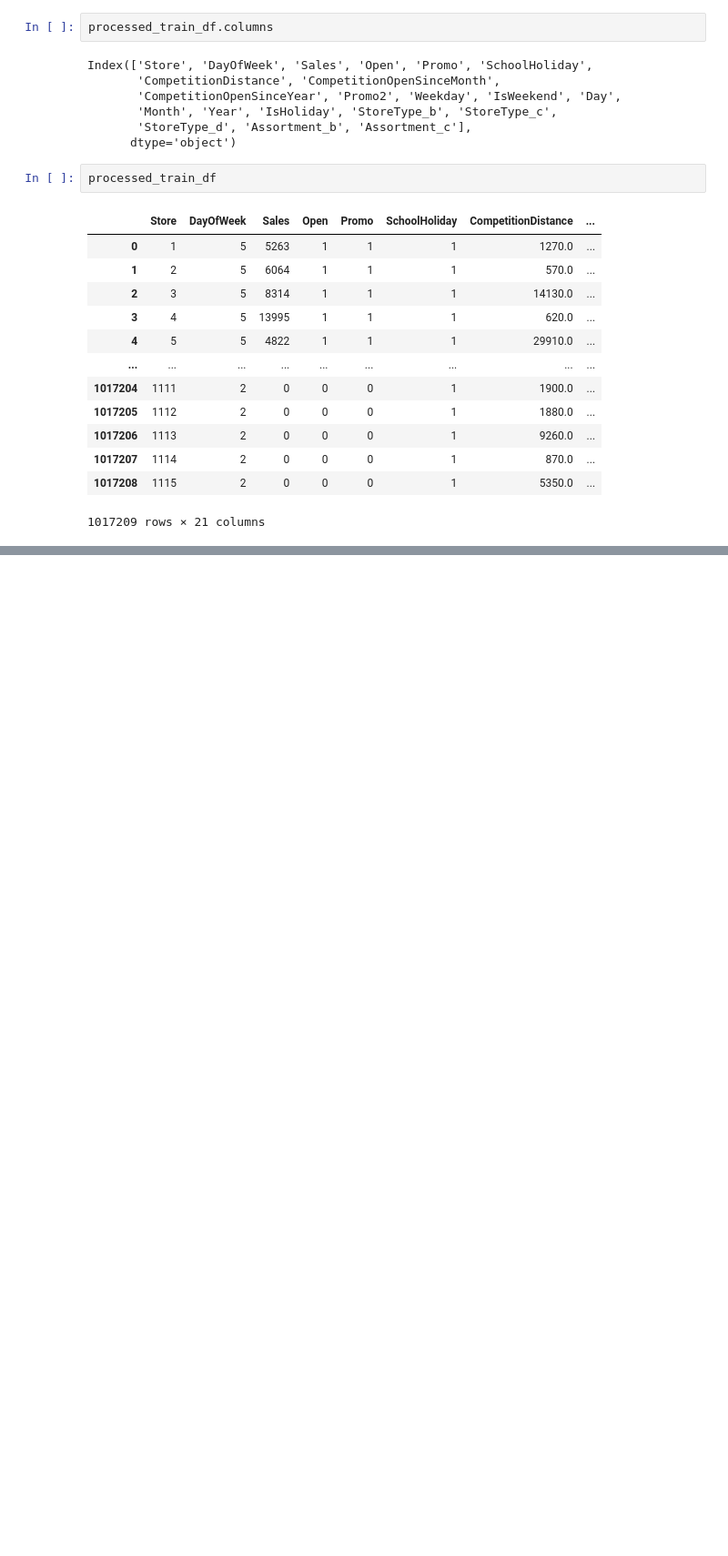
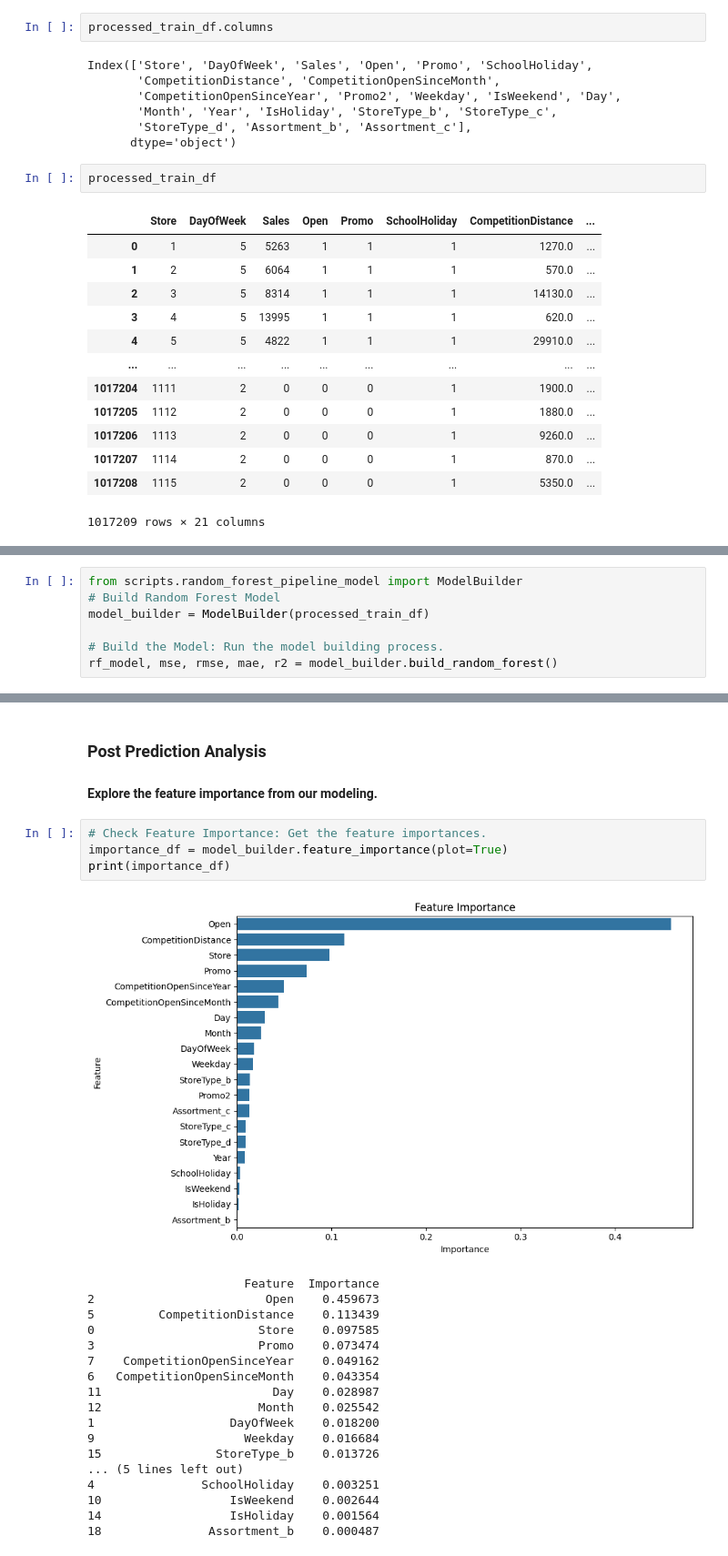
Before and after one commit to GetieBalew24/Rossmann--Sales-Prediction, a Jupyter notebook: notebooks/prediction_of_store_sales.ipynb, the cells around one changed output, grey strips where cells are left out. Shown: that part at 91% size. Saved outputs shown, nothing was run; the diff lists cells and outputs as text; blank space fills up the shorter version.

Commit message:
post predication analysis

```diff
--- a/notebooks/prediction_of_store_sales.ipynb
+++ b/notebooks/prediction_of_store_sales.ipynb
@@ -79,0 +84,7 @@ processed_train_df
+# %%
+from scripts.random_forest_pipeline_model import ModelBuilder
+# Build Random Forest Model
+model_builder = ModelBuilder(processed_train_df)
+
+# Build the Model: Run the model building process.
+rf_model, mse, rmse, mae, r2 = model_builder.build_random_forest()
@@ -79,0 +102,26 @@ processed_train_df
+# %% [markdown]
+### Post Prediction Analysis
+#### Explore the feature importance from our modeling.
+# %%
+# Check Feature Importance: Get the feature importances.
+importance_df = model_builder.feature_importance(plot=True)
+print(importance_df)
+# %% [output]
+[figure, added]
+                      Feature  Importance
+2                        Open    0.459673
+5         CompetitionDistance    0.113439
+0                       Store    0.097585
+3                       Promo    0.073474
+7    CompetitionOpenSinceYear    0.049162
+6   CompetitionOpenSinceMonth    0.043354
+11                        Day    0.028987
+12                      Month    0.025542
+1                   DayOfWeek    0.018200
+9                     Weekday    0.016684
+15                StoreType_b    0.013726
+... (5 lines left out)
+4               SchoolHoliday    0.003251
+10                  IsWeekend    0.002644
+14                  IsHoliday    0.001564
+18               Assortment_b    0.000487
```
Also changed, not shown: parts of 4 cells of this notebook, 1 other file.
